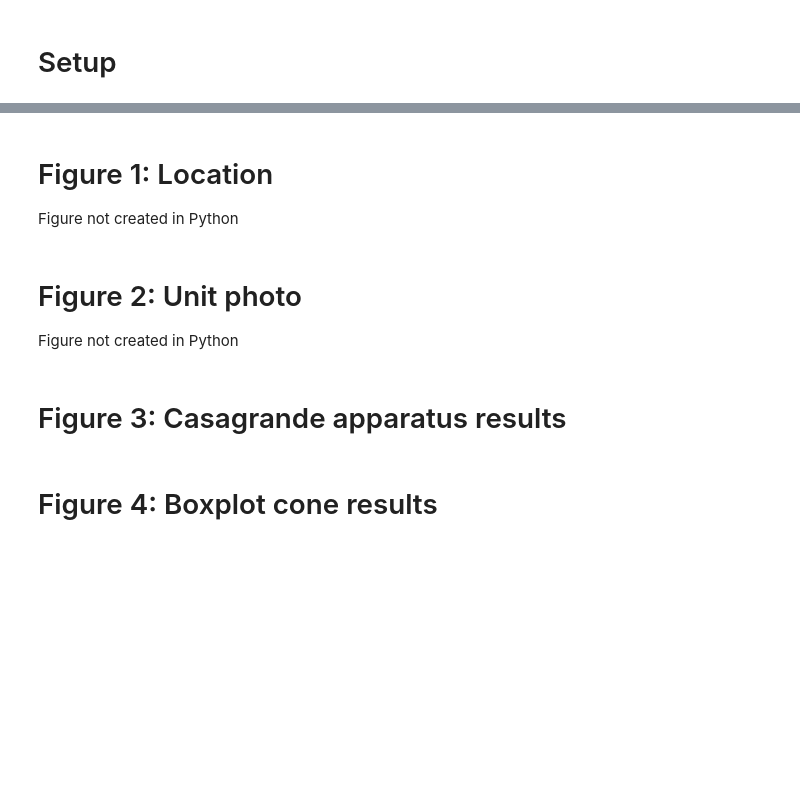
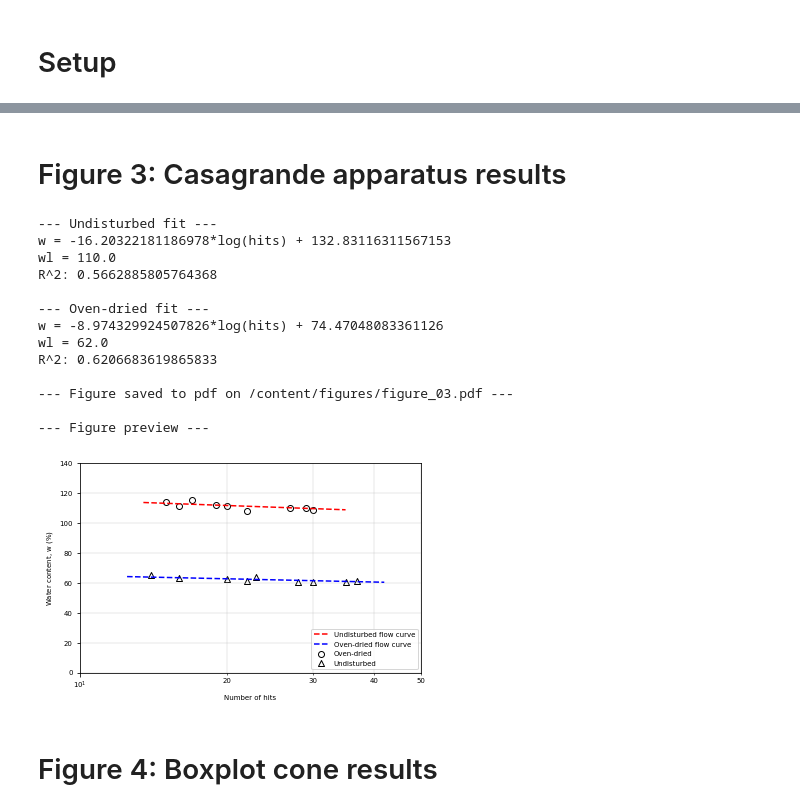
Before and after one commit to plapenamanero/trumao_2021, a Jupyter notebook: data_analysis.ipynb, the cells around one changed output, grey strips where cells are left out. Saved outputs shown, nothing was run; the diff lists cells and outputs as text; code cells hidden in the pictures; blank space fills up the shorter version.

```diff
--- a/data_analysis.ipynb
+++ b/data_analysis.ipynb
@@ -114,4 +116,0 @@ print('Ready')
-# %% [markdown]
-# Figure 1: Location
-
-Figure not created in Python
@@ -123,4 +116,0 @@ Image(filename = image_path, width='600')
-# %% [markdown]
-# Figure 2: Unit photo
-
-Figure not created in Python
@@ -141,7 +120,7 @@ display(Image(filename = image_path, width='600') )
 # figure configuration
 figure_name = 'figure_03.pdf'
 figure_path = os.path.join(save_path, figure_name)
-fig, ax = plt.subplots(figsize=medium_fig)
+fig_3, ax_3 = plt.subplots(figsize=medium_fig)
 
 # gets classification data from file
 cg_data = pd.read_excel(data, 'casagrande')
@@ -150,15 +129,15 @@ cg_data_a = cg_data[cg_data['type'] == 'a']
 cg_data_u = cg_data[cg_data['type'] == 'u']
 
 # plots results for undisturbed samples
-ax.scatter(cg_data_u['hits'], cg_data_u['w'],
-           label = 'Oven-dried',
-           marker='o',
-           facecolors='white',
-           edgecolors='k',
-           color = 'k')
+ax_3.scatter(cg_data_u['hits'], cg_data_u['w'],
+             label = 'Oven-dried',
+             marker='o',
+             facecolors='white',
+             edgecolors='k',
+             color = 'k')
 
 # plots results for oven dried samples
-ax.scatter(cg_data_a['hits'], cg_data_a['w'],
+ax_3.scatter(cg_data_a['hits'], cg_data_a['w'],
            label='Undisturbed',
            marker='^',
            facecolors='white',
@@ -172,50 +151,67 @@ reg_u = stats.linregress(np.log10(cg_data_u['hits']), cg_data_u['w'])
 plot_reg_u_hits = [min(cg_data_u['hits']) - 1.5, max(cg_data_u['hits']) + extra]
 plot_reg_u_w = [reg_u.intercept + min(np.log10(cg_data_u['hits'])) * reg_u.slope,
                   reg_u.intercept + max(np.log10(cg_data_u['hits'])) * reg_u.slope]
-ax.plot(plot_reg_u_hits, plot_reg_u_w,'--r',label='Undisturbed flow curve')
+ax_3.plot(plot_reg_u_hits, plot_reg_u_w,'--r',label='Undisturbed flow curve')
 wl_u = reg_u.slope * (np.log10(25)) + reg_u.intercept
 print('\n--- Undisturbed fit ---')
 print('w = {}*log(hits) + {}'.format(reg_u.slope, reg_u.intercept))
 print('wl = {}'.format(round(wl_u,0)))
 print('R^2: {}'.format(reg_u.rvalue**2))
 
 # Oven dried
 extra = 5
 reg_a = stats.linregress(np.log10(cg_data_a['hits']), cg_data_a['w'])
 plot_reg_a_hits = [min(cg_data_a['hits']) - 1.5, max(cg_data_a['hits']) + extra]
 plot_reg_a_w = [reg_a.intercept + min(np.log10(cg_data_a['hits'])) * reg_a.slope,
                   reg_a.intercept + max(np.log10(cg_data_a['hits'])) * reg_a.slope]
-ax.plot(plot_reg_a_hits, plot_reg_a_w,'--b', label='Oven-dried flow curve')
+ax_3.plot(plot_reg_a_hits, plot_reg_a_w,'--b', label='Oven-dried flow curve')
 wl_a = reg_a.slope * (np.log10(25)) + reg_a.intercept
 print('\n--- Oven-dried fit ---')
 print('w = {}*log(hits) + {}'.format(reg_a.slope, reg_a.intercept))
 print('wl = {}'.format(round(wl_a, 0)))
 print('R^2: {}'.format(reg_a.rvalue**2))
 
 # Configures figure aspect
-ax.set(xlim = [10,50],
-       ylim = [0, 140],
-       xscale = 'log',
-       ylabel='Water content, w $(\%)$',
-       xlabel='Number of hits',
-       xticks=[10, 20, 25, 30, 40, 50])
+ax_3.set(xlim = [10,50],
+         ylim = [0, 140],
+         xscale = 'log',
+         ylabel='Water content, w $(\%)$',
+         xlabel='Number of hits',
+         xticks=[10, 20, 25, 30, 40, 50])
 
-plt.tight_layout(pad=1.08, h_pad=None, w_pad=None, rect=None)
+fig_3.tight_layout(pad=1.08, h_pad=None, w_pad=None, rect=None)
+
 # shows major and minor grids
-ax.xaxis.set_minor_formatter(mticker.ScalarFormatter())
-ax.grid(which='major', linewidth=0.3)
-ax.grid(which='minor', linewidth=0.3)
+ax_3.xaxis.set_minor_formatter(mticker.ScalarFormatter())
+ax_3.grid(which='major', linewidth=0.3)
+ax_3.grid(which='minor', linewidth=0.3)
+
 # shows legend
-ax.legend(loc='lower right')
+ax_3.legend(loc='lower right')
 
 if generate_pdf:
-    fig.savefig(figure_path)
+    fig_3.savefig(figure_path)
     print('\n--- Figure saved to pdf on {} ---'.format(figure_path))
 else:
     print('\n--- PDF saving deactivated ---'.format(figure_path))
 
 print('\n--- Figure preview ---\n')
-fig.show()
+fig_3.show()
+# %% [output]
+--- Undisturbed fit ---
+w = -16.20322181186978*log(hits) + 132.83116311567153
+wl = 110.0
+R^2: 0.5662885805764368
+
+--- Oven-dried fit ---
+w = -8.974329924507826*log(hits) + 74.47048083361126
+wl = 62.0
+R^2: 0.6206683619865833
+
+--- Figure saved to pdf on /content/figures/figure_03.pdf ---
+
+--- Figure preview ---
+[figure, added]
 # %% [markdown]
 # Figure 4: Boxplot cone results
 # %%
```
Also changed, not shown: parts of 16 cells of this notebook.
